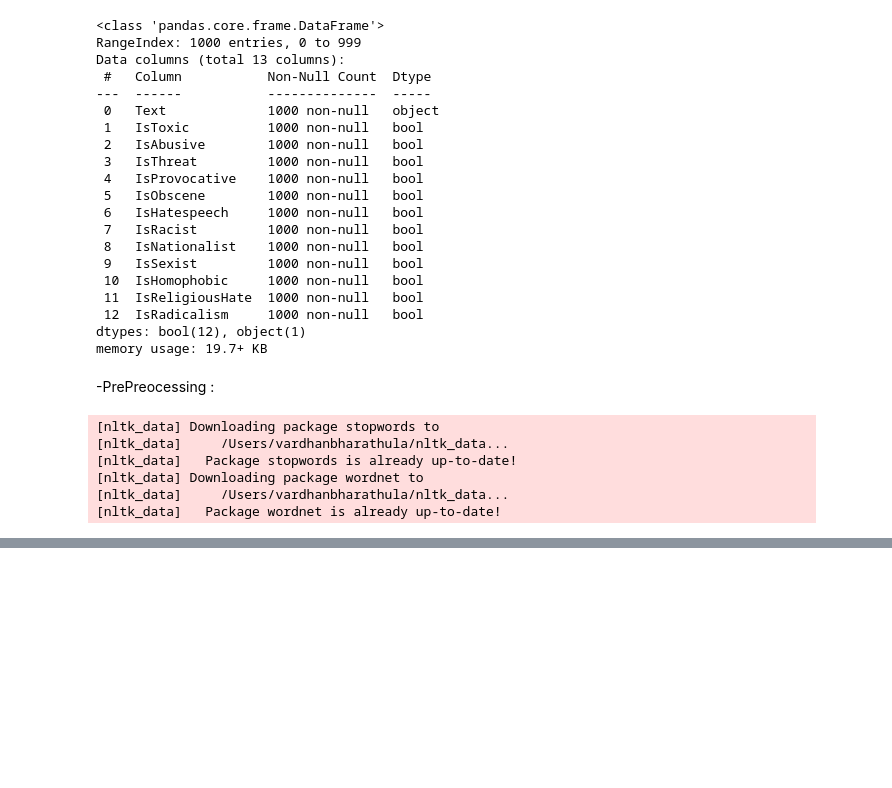
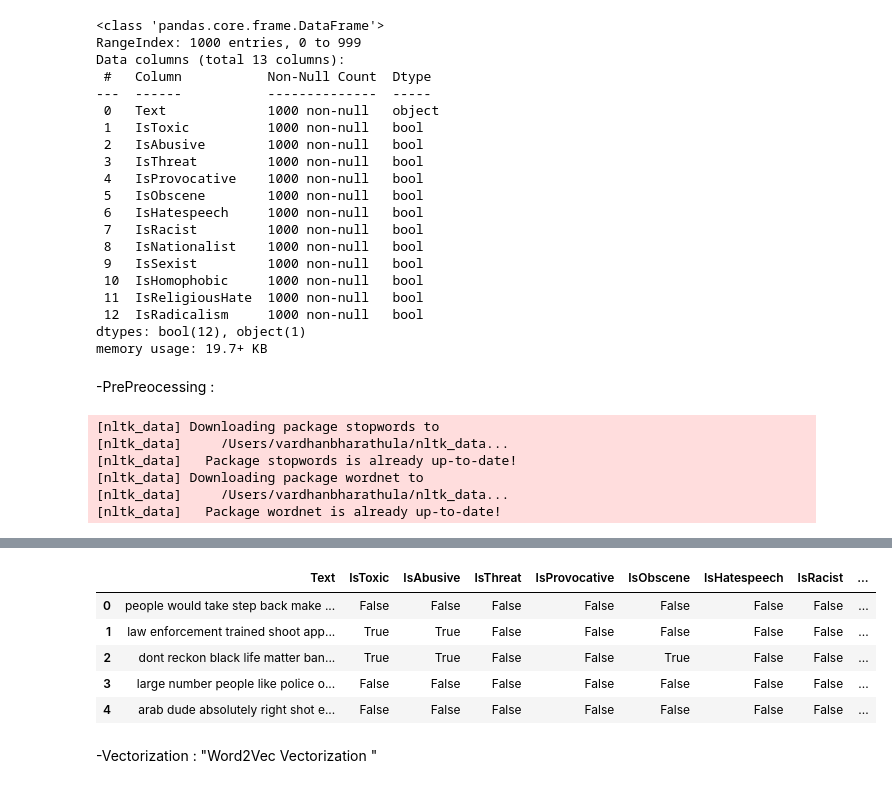
Before and after one commit to vardhanvishnu1/negative_comments_detector, a Jupyter notebook: dataset.ipynb, the cells around one changed output, grey strips where cells are left out. Cells and saved outputs as stored; diff of their text form; code cells hidden in the pictures; blank space fills up the shorter version.

```diff
--- a/dataset.ipynb
+++ b/dataset.ipynb
@@ -94,7 +94,7 @@ def preprocess_text(text):
     words = text.split()
     processed_words = [lemmatizer.lemmatize(word) for word in words if word not in stop_words]
     return ' '.join(processed_words)
-data['cleaned_comment'] = data['Text'].apply(preprocess_text)
+data['Text'] = data['Text'].apply(preprocess_text)
 # %% [output]
 [nltk_data] Downloading package stopwords to
 [nltk_data]     /Users/vardhanbharathula/nltk_data...
@@ -104,0 +126,11 @@ data['cleaned_comment'] = data['Text'].apply(preprocess_text)
+# %%
+data.head()
+# %% [output]
+|  | Text | IsToxic | IsAbusive | IsThreat | IsProvocative | IsObscene | IsHatespeech | IsRacist | ... |
+| 0 | people would take step back make ... | False | False | False | False | False | False | False | ... |
+| 1 | law enforcement trained shoot app... | True | True | False | False | False | False | False | ... |
+| 2 | dont reckon black life matter ban... | True | True | False | False | True | False | False | ... |
+| 3 | large number people like police o... | False | False | False | False | False | False | False | ... |
+| 4 | arab dude absolutely right shot e... | False | False | False | False | False | False | False | ... |
+# %% [markdown]
+-Vectorization : "Word2Vec Vectorization "
```
Also changed, not shown: parts of 6 cells of this notebook.
